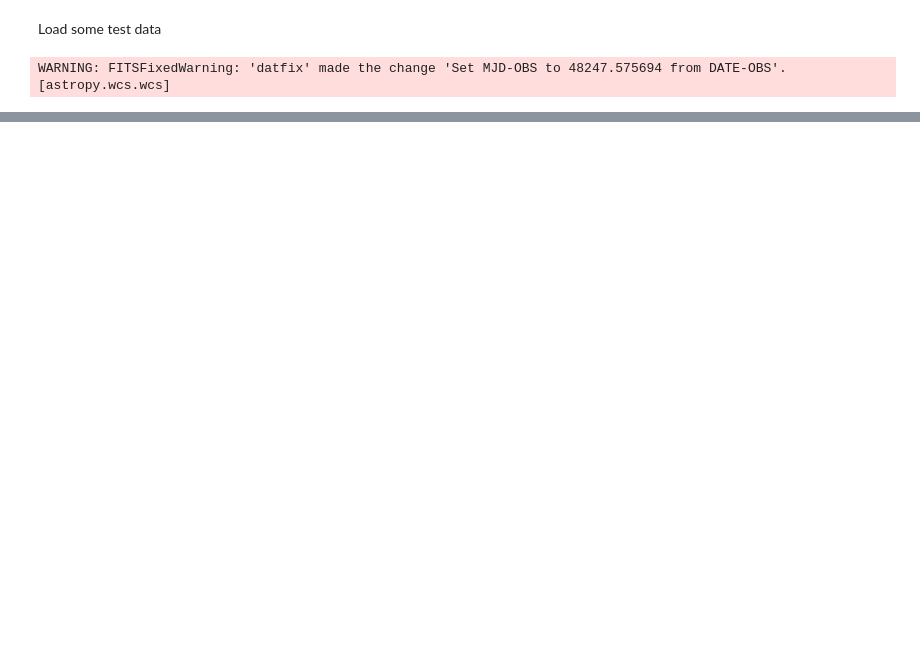
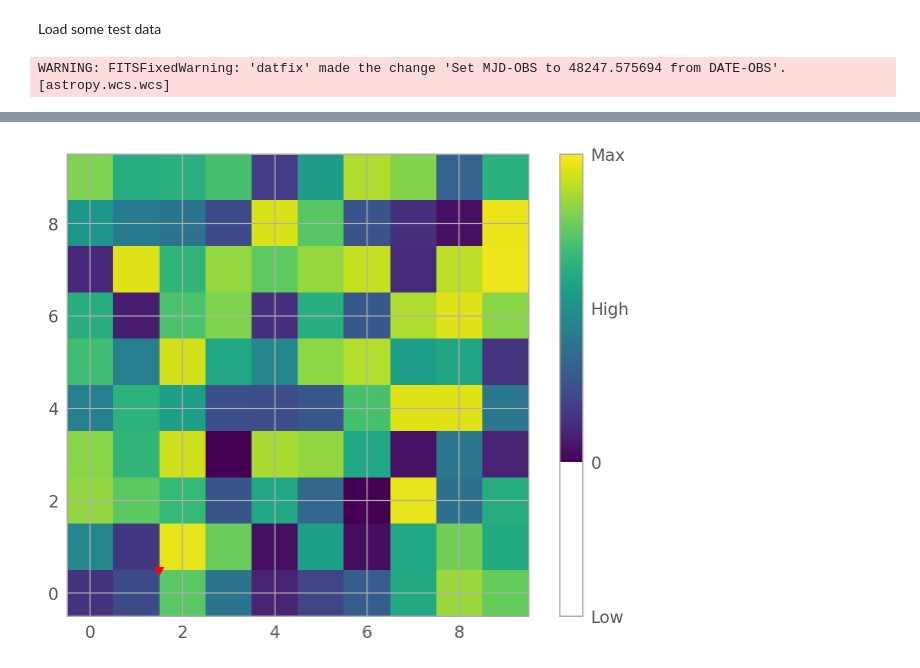
Before and after one commit to Chisen-Lupus/astro-utils, a Jupyter notebook: demo3.ipynb, the cells around one changed output, grey strips where cells are left out. Saved outputs shown, nothing was run; the diff lists cells and outputs as text; code cells hidden in the pictures; blank space fills up the shorter version.

```diff
--- a/demo3.ipynb
+++ b/demo3.ipynb
@@ -61,0 +108,42 @@ VBox(children=(HBox(children=(ToggleButtons(index=2, layout=Layout(height='33px'
+# %%
+import numpy as np
+import matplotlib.pyplot as plt
+import matplotlib.patches as patches
+
+# Generate sample data
+data = np.random.rand(10, 10) * 2
+
+# Create a plot
+img = plt.imshow(data, cmap='viridis', vmin=0, vmax=2)  # Display the image
+
+# Create a colorbar
+cbar = plt.colorbar(img)
+
+# Set the color limits of the colorbar
+cbar.set_ticks([-1, 0, 1, 2])  # Extended ticks outside the range
+cbar.set_ticklabels(['Low', '0', 'High', 'Max'])  # Customize labels
+
+# Function to add a triangle at specified coordinates
+def add_triangle(ax, x, y, length=0.1, height=0.2, **kwargs):
+    triangle = patches.RegularPolygon(
+        (x, y),
+        numVertices=3,
+        radius=length,
+        orientation=np.pi,  # Rotate to point upwards
+        **kwargs
+    )
+    ax.add_patch(triangle)
+
+# Coordinates to place the triangle (in data units)
+x_coord = 1.5  # X position
+y_coord = 0.5  # Y position
+triangle_length = 0.1  # Length of the triangle
+triangle_height = 0.2   # Height of the triangle
+
+# Add the triangle to the plot
+add_triangle(plt.gca(), x_coord, y_coord, length=triangle_length, height=triangle_height, color='red')
+
+# Show the plot
+plt.show()
+# %% [output]
+[figure, added]
```
Also changed, not shown: parts of 2 cells of this notebook, 1 other file.
